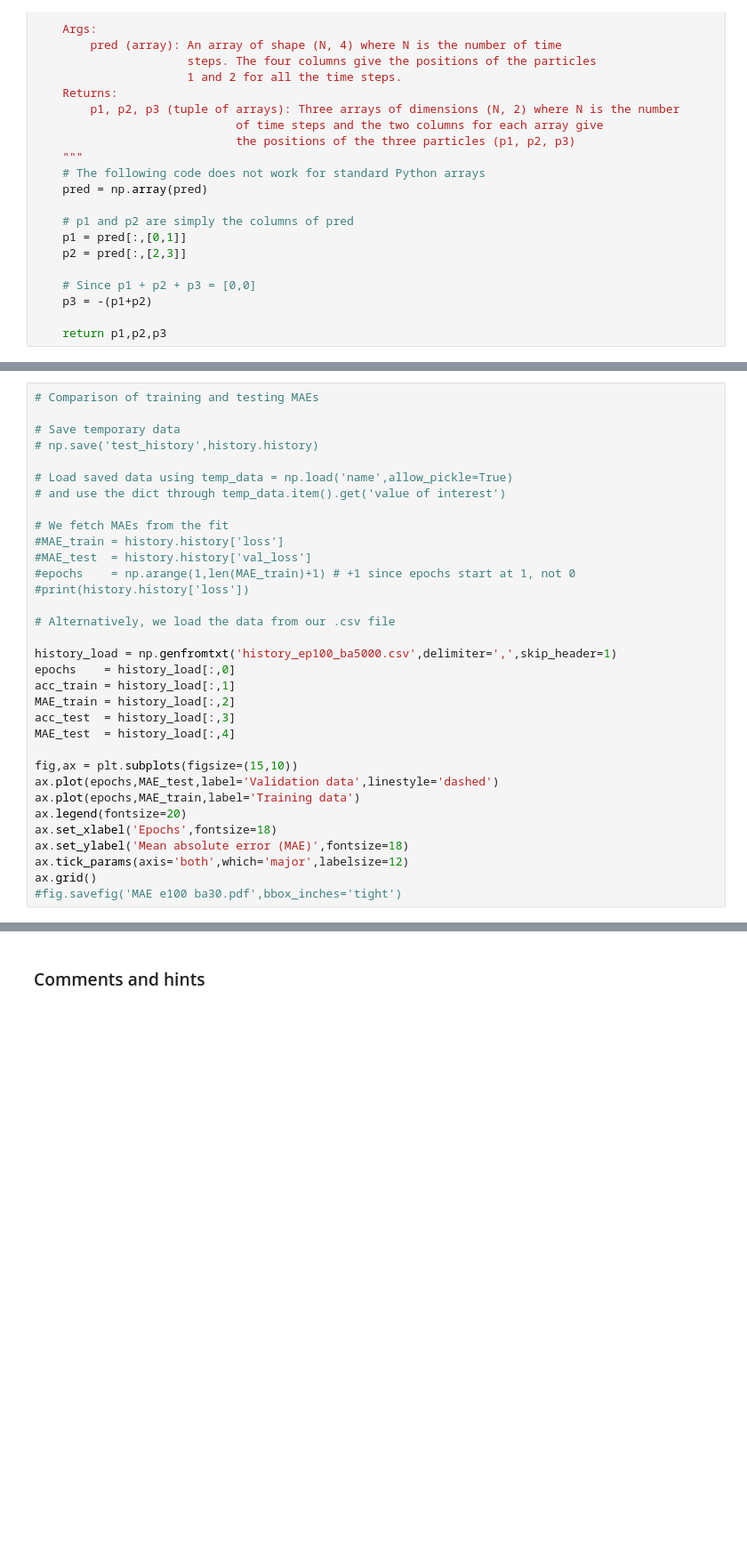
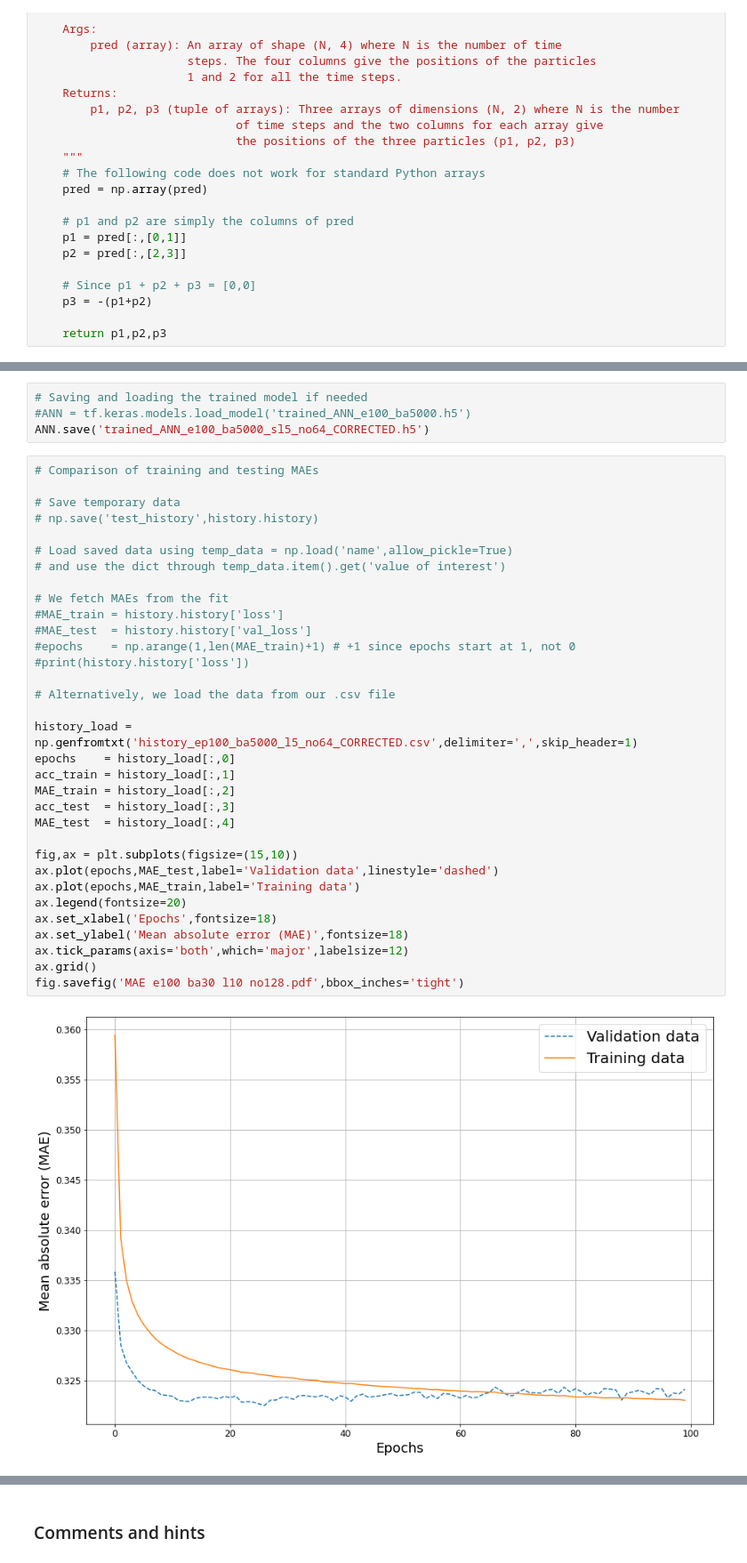
Before and after one commit to JeppJeppsson/project2, a Jupyter notebook: TIF285_Project2.ipynb, the cells around one changed output, grey strips where cells are left out. Shown: that part at 89% size. Drawn from its saved outputs; the diff is of its cells as text; blank space fills up the shorter version.

```diff
--- a/TIF285_Project2.ipynb
+++ b/TIF285_Project2.ipynb
@@ -360,33 +376,39 @@ history = ANN.fit_generator(data_train, epochs=100, validation_data = data_test,
+# %%
+# Saving and loading the trained model if needed
+#ANN = tf.keras.models.load_model('trained_ANN_e100_ba5000.h5')
+ANN.save('trained_ANN_e100_ba5000_sl5_no64_CORRECTED.h5')
 # %%
 # Comparison of training and testing MAEs
 
 # Save temporary data
 # np.save('test_history',history.history)
 
 # Load saved data using temp_data = np.load('name',allow_pickle=True)
 # and use the dict through temp_data.item().get('value of interest')
 
 # We fetch MAEs from the fit
 #MAE_train = history.history['loss']
 #MAE_test  = history.history['val_loss']
 #epochs    = np.arange(1,len(MAE_train)+1) # +1 since epochs start at 1, not 0
 #print(history.history['loss'])
 
 # Alternatively, we load the data from our .csv file
 
-history_load = np.genfromtxt('history_ep100_ba5000.csv',delimiter=',',skip_header=1)
+history_load = np.genfromtxt('history_ep100_ba5000_l5_no64_CORRECTED.csv',delimiter=',',skip_header=1)
 epochs    = history_load[:,0]
 acc_train = history_load[:,1]
 MAE_train = history_load[:,2]
 acc_test  = history_load[:,3]
 MAE_test  = history_load[:,4]
 
 fig,ax = plt.subplots(figsize=(15,10))
 ax.plot(epochs,MAE_test,label='Validation data',linestyle='dashed')
 ax.plot(epochs,MAE_train,label='Training data')
 ax.legend(fontsize=20)
 ax.set_xlabel('Epochs',fontsize=18)
 ax.set_ylabel('Mean absolute error (MAE)',fontsize=18)
 ax.tick_params(axis='both',which='major',labelsize=12)
 ax.grid()
-#fig.savefig('MAE e100 ba30.pdf',bbox_inches='tight')
+fig.savefig('MAE e100 ba30 l10 no128.pdf',bbox_inches='tight')
+# %% [output]
+[figure, added]
```
Also changed, not shown: parts of 12 cells of this notebook, 5 other files.
